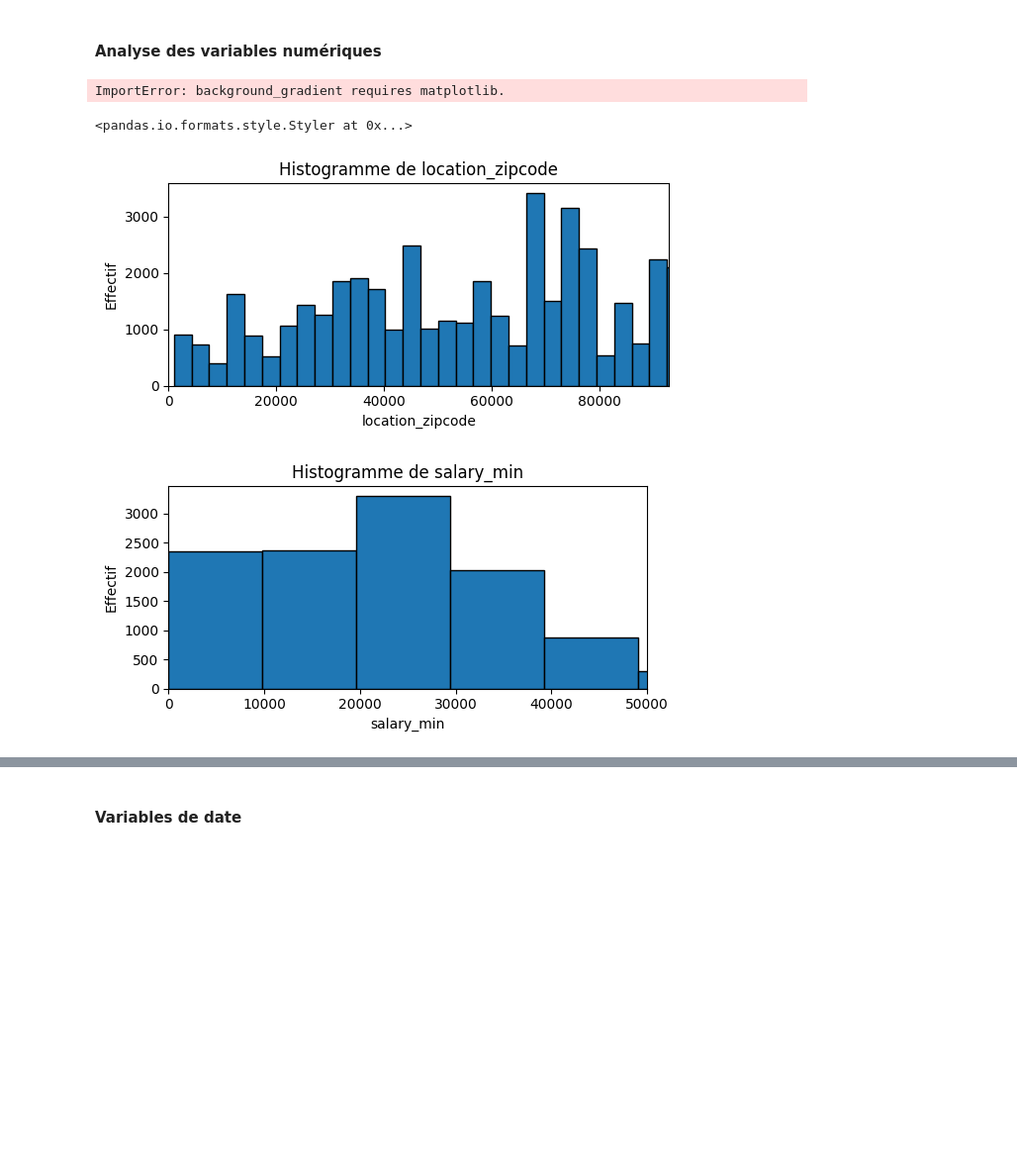
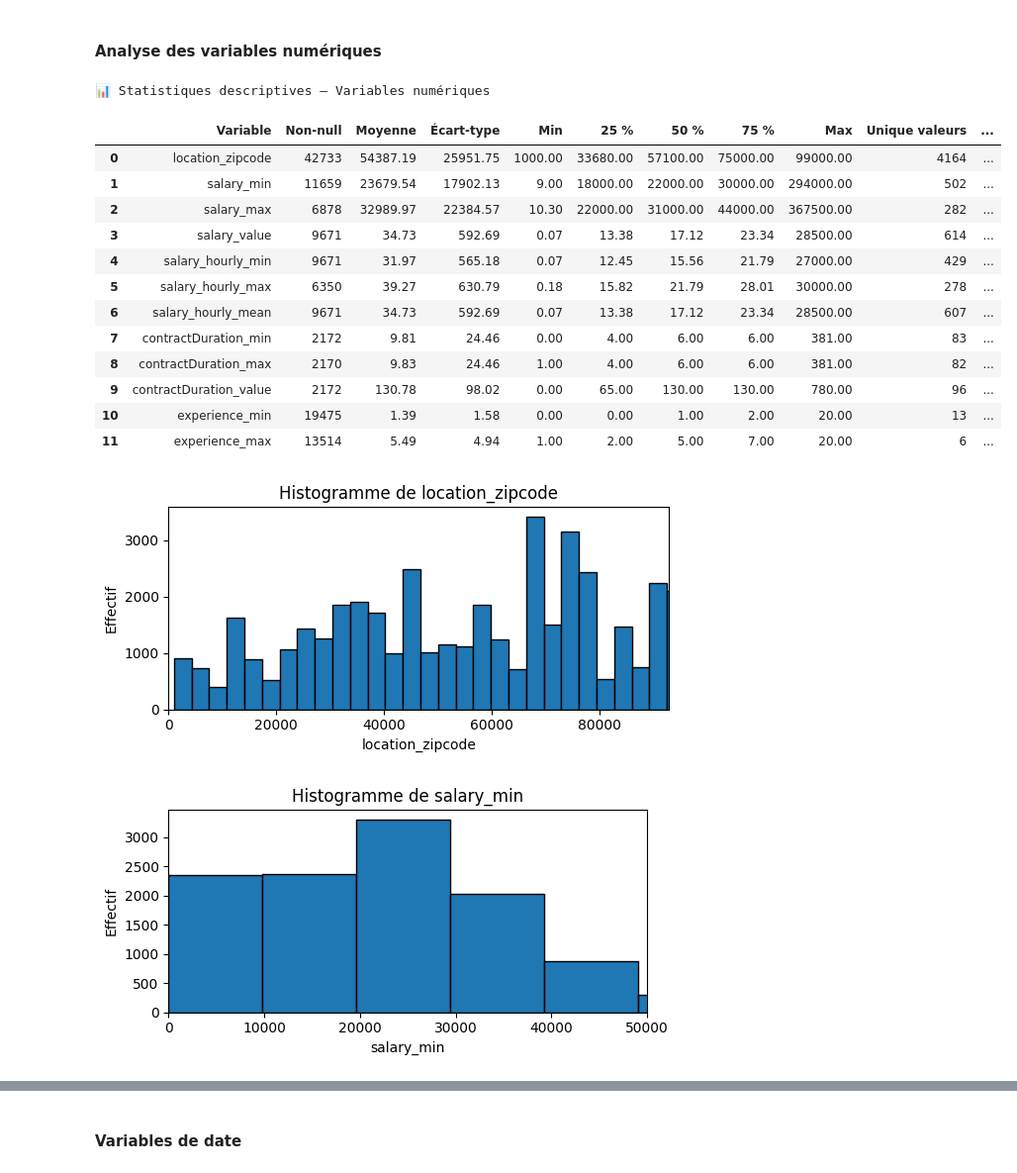
Before and after one commit to Noeamar/Jocas-HEC, a Jupyter notebook: Analyse data/Analyse_data_jocas.ipynb, the cells around one changed output, grey strips where cells are left out. Shown: that part at 99% size. Drawn from its saved outputs; the diff is of its cells as text; code cells hidden in the pictures; blank space fills up the shorter version.

```diff
--- a/Analyse data/Analyse_data_jocas.ipynb
+++ b/Analyse data/Analyse_data_jocas.ipynb
@@ -319,7 +319,6 @@ Nombre de colonnes après retrait de celles avec plus de 20.0% de valeurs manqua
 # %%
 import json
 import pandas as pd
-import matplotlib.pyplot as plt
 from IPython.display import display
 from collections import OrderedDict
 from pandas.api.types import is_numeric_dtype
@@ -370,49 +369,57 @@ for var in numeric_vars:
 metrics_df = pd.DataFrame(metrics)
 
 # 5️⃣ Tableau stylé avec la colonne Variable visible
-# Build a base styler first, then try to add background_gradient which requires matplotlib
-subset_cols = ["Moyenne","Écart-type","Min","25 %","50 %","75 %","Max","Coef. variation"]
-base_styler = metrics_df.style.format("{:.2f}", subset=subset_cols).set_caption("📊 Statistiques descriptives – Variables numériques")
-
-try:
-    styled = base_styler.background_gradient(subset=subset_cols, cmap="Blues")
-except ImportError:
-    # matplotlib not available in the current environment; fall back to base styler without gradient
-    styled = base_styler
-
-# Display the styler
+styled = (
+    metrics_df
+      .style
+      .format("{:.2f}", subset=["Moyenne","Écart-type","Min","25 %","50 %","75 %","Max","Coef. variation"])
+      # .background_gradient(subset=["Moyenne","Écart-type","Min","25 %","50 %","75 %","Max","Coef. variation"], cmap="Blues")  # <- commenter ici
+      .set_caption("📊 Statistiques descriptives – Variables numériques")
+)
 display(styled)
 
 # 6️⃣ Histogrammes avec abscisses adaptées
 for var in metrics_df["Variable"]:
     s = pd.to_numeric(df[var], errors='coerce').dropna()
     if s.empty:
         continue
 
     plt.figure(figsize=(6,3))
     plt.hist(s, bins=30, edgecolor='black')
     plt.title(f"Histogramme de {var}")
     plt.xlabel(var)
     plt.ylabel("Effectif")
 
     # Ajustement dynamique de l'axe x
     if var.startswith("salary_hourly"):
         plt.xlim(0, 300)
     elif var.startswith("contractDuration"):
         lim = s.quantile(0.95)
         plt.xlim(0, lim)
     elif var == "salary_value":
         lim = s.quantile(0.95)
         plt.xlim(0, lim)
     else:
         lim = s.quantile(0.95)
         plt.xlim(0, lim)
 
     plt.tight_layout()
     plt.show()
 # %% [output]
-ImportError: background_gradient requires matplotlib.
+📊 Statistiques descriptives – Variables numériques
-<pandas.io.formats.style.Styler at 0x...>
+|  | Variable | Non-null | Moyenne | Écart-type | Min | 25 % | 50 % | 75 % | Max | Unique valeurs | ... |
+| 0 | location_zipcode | 42733 | 54387.19 | 25951.75 | 1000.00 | 33680.00 | 57100.00 | 75000.00 | 99000.00 | 4164 | ... |
+| 1 | salary_min | 11659 | 23679.54 | 17902.13 | 9.00 | 18000.00 | 22000.00 | 30000.00 | 294000.00 | 502 | ... |
+| 2 | salary_max | 6878 | 32989.97 | 22384.57 | 10.30 | 22000.00 | 31000.00 | 44000.00 | 367500.00 | 282 | ... |
+| 3 | salary_value | 9671 | 34.73 | 592.69 | 0.07 | 13.38 | 17.12 | 23.34 | 28500.00 | 614 | ... |
+| 4 | salary_hourly_min | 9671 | 31.97 | 565.18 | 0.07 | 12.45 | 15.56 | 21.79 | 27000.00 | 429 | ... |
+| 5 | salary_hourly_max | 6350 | 39.27 | 630.79 | 0.18 | 15.82 | 21.79 | 28.01 | 30000.00 | 278 | ... |
+| 6 | salary_hourly_mean | 9671 | 34.73 | 592.69 | 0.07 | 13.38 | 17.12 | 23.34 | 28500.00 | 607 | ... |
+| 7 | contractDuration_min | 2172 | 9.81 | 24.46 | 0.00 | 4.00 | 6.00 | 6.00 | 381.00 | 83 | ... |
+| 8 | contractDuration_max | 2170 | 9.83 | 24.46 | 1.00 | 4.00 | 6.00 | 6.00 | 381.00 | 82 | ... |
+| 9 | contractDuration_value | 2172 | 130.78 | 98.02 | 0.00 | 65.00 | 130.00 | 130.00 | 780.00 | 96 | ... |
+| 10 | experience_min | 19475 | 1.39 | 1.58 | 0.00 | 0.00 | 1.00 | 2.00 | 20.00 | 13 | ... |
+| 11 | experience_max | 13514 | 5.49 | 4.94 | 1.00 | 2.00 | 5.00 | 7.00 | 20.00 | 6 | ... |
 [figure]
 [figure]
 [figure]
```
Also changed, not shown: parts of 9 cells of this notebook, 1 other file.
